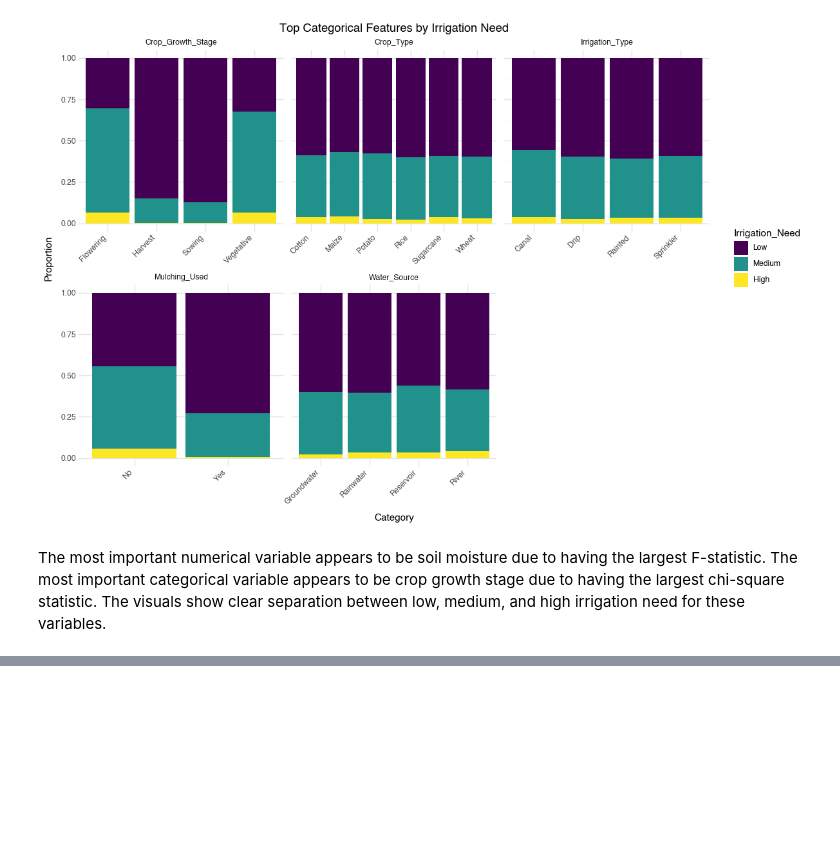
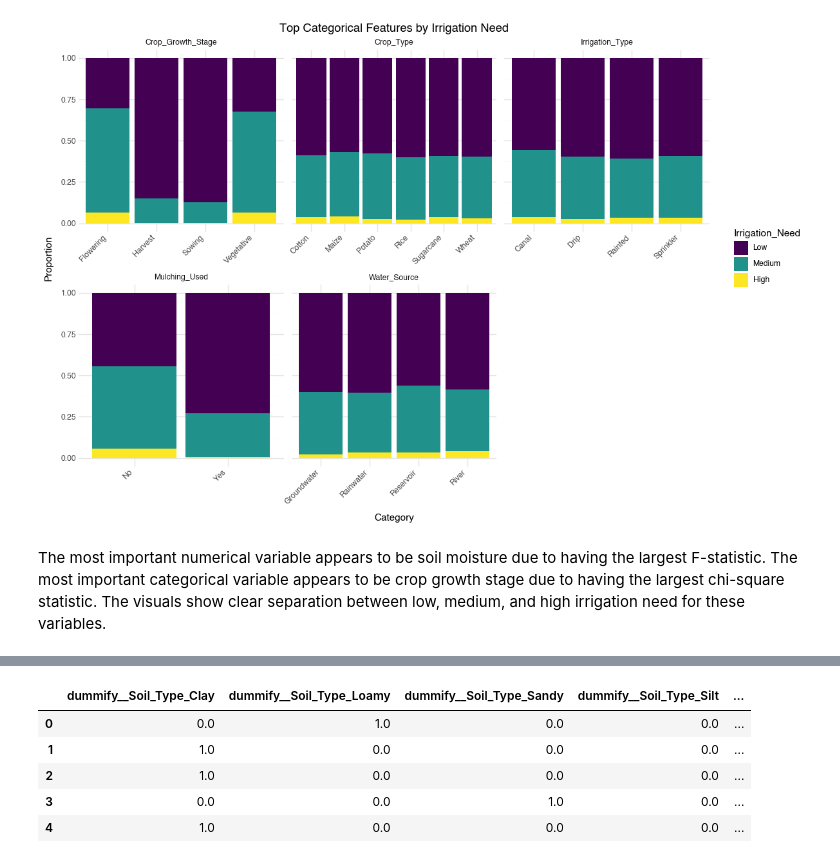
Before and after one commit to donya-beh/GSB-545, a Jupyter notebook: Kaggle Comp/Kaggle Homework-Donya Behroozi-donya_beh.ipynb, the cells around one changed output, grey strips where cells are left out. Saved outputs shown, nothing was run; the diff lists cells and outputs as text; code cells hidden in the pictures; blank space fills up the shorter version.

```diff
--- a/Kaggle Comp/Kaggle Homework-Donya Behroozi-donya_beh.ipynb
+++ b/Kaggle Comp/Kaggle Homework-Donya Behroozi-donya_beh.ipynb
@@ -367,0 +420,18 @@ The most important numerical variable appears to be soil moisture due to having
+# %%
+#define column transformer that dummifies categorical variables
+ct_dummify = ColumnTransformer(
+  [
+    ("dummify",
+    OneHotEncoder(sparse_output = False, handle_unknown='ignore'),
+    make_column_selector(dtype_include=object))],
+  remainder = "passthrough"
+).set_output(transform="pandas")
+
+ct_dummify.fit_transform(X).head()
+# %% [output]
+|  | dummify__Soil_Type_Clay | dummify__Soil_Type_Loamy | dummify__Soil_Type_Sandy | dummify__Soil_Type_Silt | ... |
+| 0 | 0.0 | 1.0 | 0.0 | 0.0 | ... |
+| 1 | 1.0 | 0.0 | 0.0 | 0.0 | ... |
+| 2 | 1.0 | 0.0 | 0.0 | 0.0 | ... |
+| 3 | 0.0 | 0.0 | 1.0 | 0.0 | ... |
+| 4 | 1.0 | 0.0 | 0.0 | 0.0 | ... |
```
Also changed, not shown: parts of 8 cells of this notebook.
